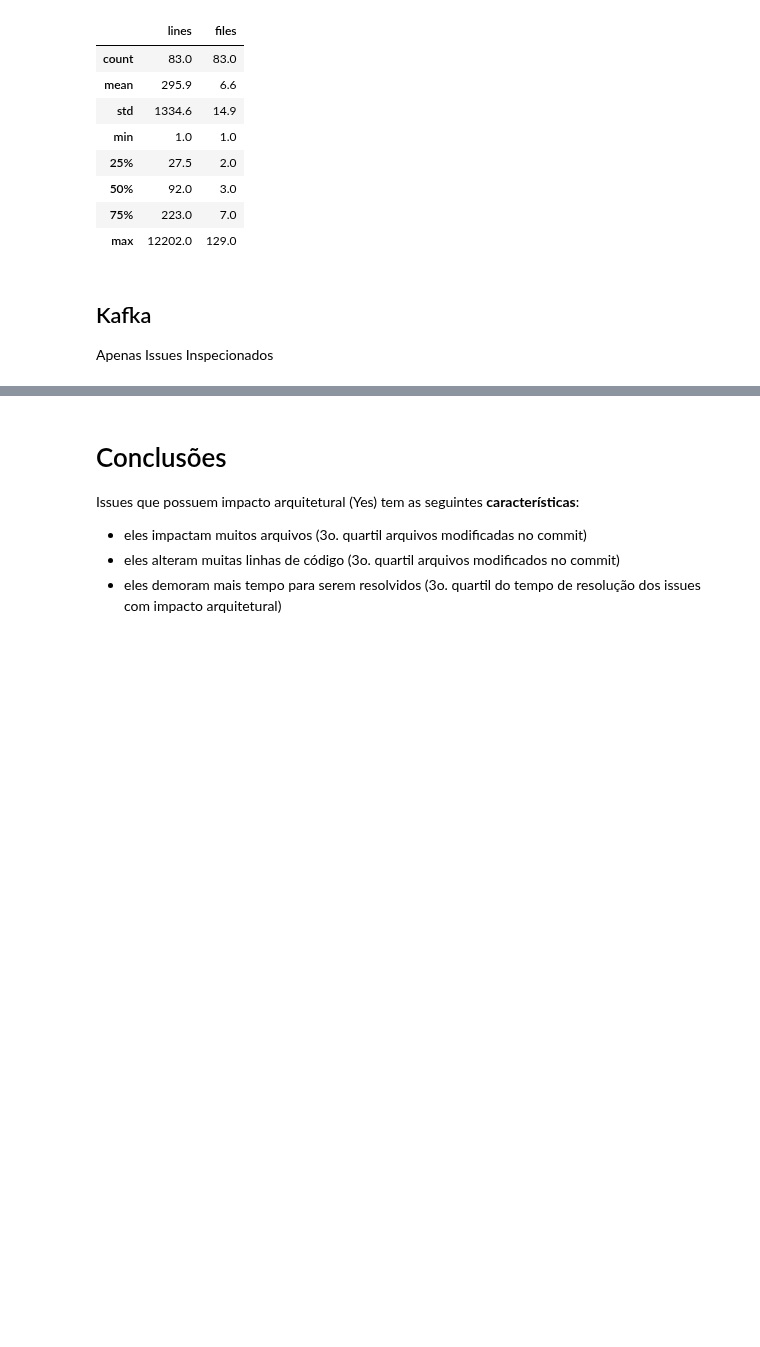
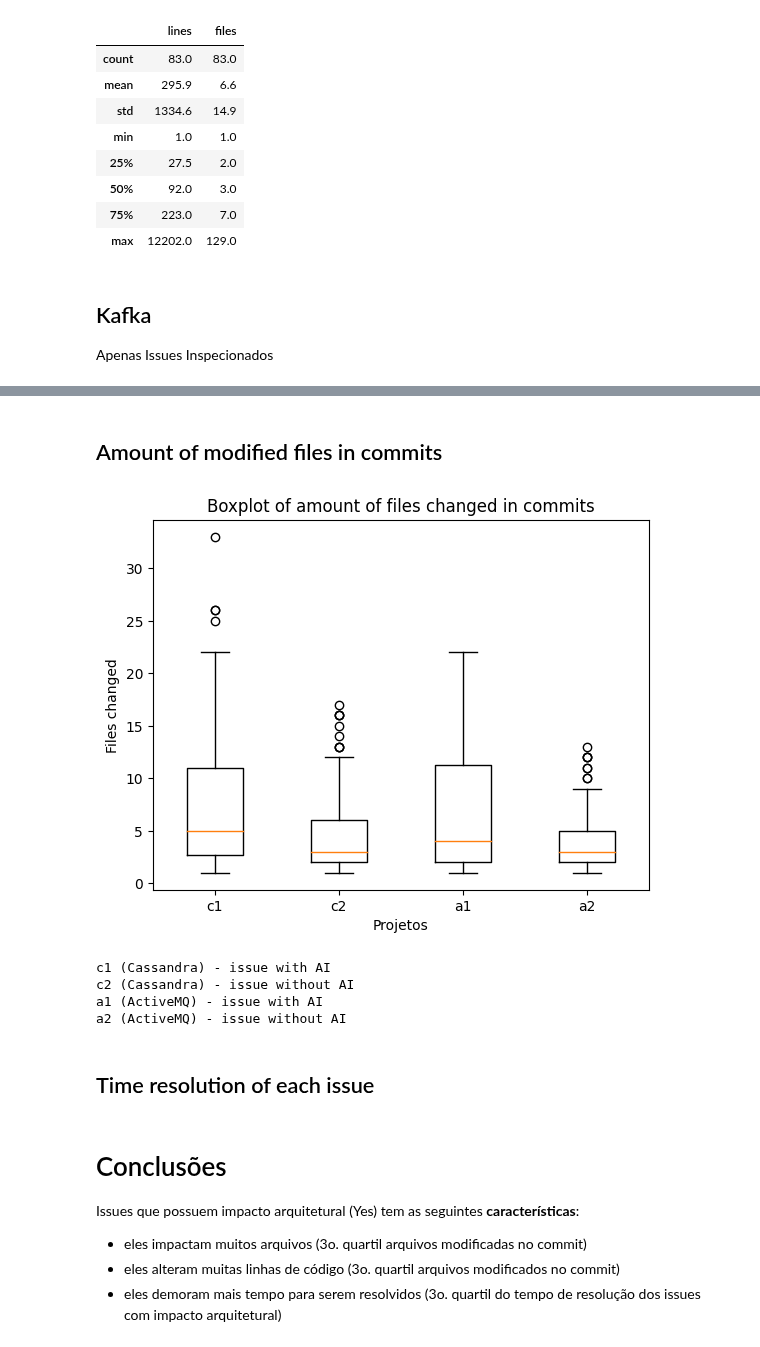
Before and after one commit to armandossrecife/my_validation3, a Jupyter notebook: my_comparison.ipynb, the cells around one changed output, grey strips where cells are left out. Drawn from its saved outputs; the diff is of its cells as text; code cells hidden in the pictures; blank space fills up the shorter version.

```diff
--- a/my_comparison.ipynb
+++ b/my_comparison.ipynb
@@ -530,0 +589,16 @@ Apenas Issues Inspecionados
+# %% [markdown]
+## Amount of modified files in commits
+# %%
+create_boxplot(lista_dados=[d5_cassandra_without_outliers, d6_cassandra_without_outliers, d7_activemq_without_outliers, d8_activemq_without_outliers], my_title='Boxplot of amount of files changed in commits', my_xlabel='Projetos', my_ylabel='Files changed', my_labels=['c1', 'c2', 'a1', 'a2'])
+print('c1 (Cassandra) - issue with AI')
+print('c2 (Cassandra) - issue without AI')
+print('a1 (ActiveMQ) - issue with AI')
+print('a2 (ActiveMQ) - issue without AI')
+# %% [output]
+[figure, added]
+c1 (Cassandra) - issue with AI
+c2 (Cassandra) - issue without AI
+a1 (ActiveMQ) - issue with AI
+a2 (ActiveMQ) - issue without AI
+# %% [markdown]
+##  Time resolution of each issue
```
Also changed, not shown: parts of 11 cells of this notebook.
